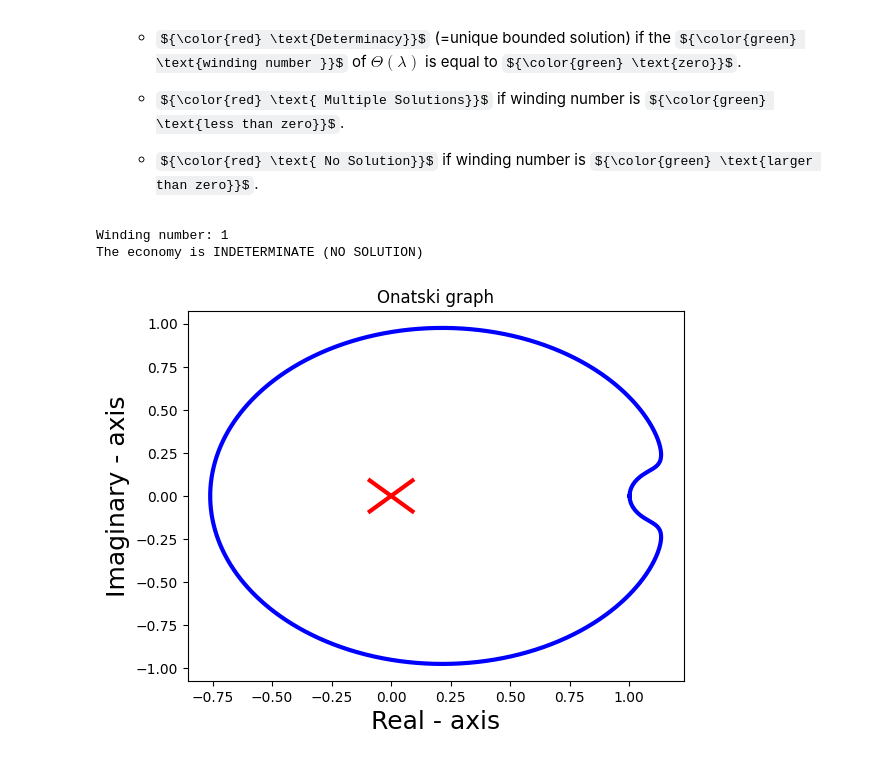
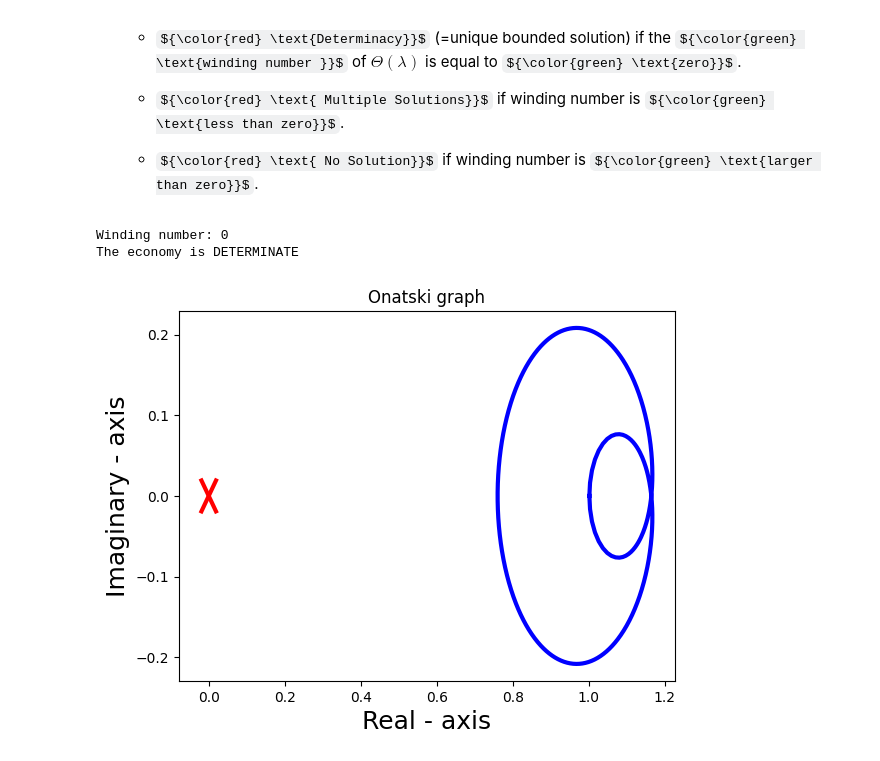
Before and after one commit to alfredlovgren/local-determinacy, a Jupyter notebook: src/local_determancy/HA_Flex_Nominal.ipynb, the cells around one changed output. Drawn from its saved outputs; the diff is of its cells as text; code cells hidden in the pictures; some formulas as TeX source.

Commit message:
predet vec

```diff
--- a/src/local_determancy/HA_Flex_Nominal.ipynb
+++ b/src/local_determancy/HA_Flex_Nominal.ipynb
@@ -173,22 +173,23 @@ ss = ha.steady_state(ss0)
 # %%
 T = 300
 
 exogenous = ['Realshock']
 unknowns = ['PL']
+predetermined = [1]
 targets = ['asset_mkt']
 
 H_U = ha.jacobian(ss, unknowns, targets, T=T)
 H_Z = ha.jacobian(ss, exogenous, targets, T=T)
 
-onatski = ld.onatski(targets = targets, endogenous = unknowns, scale = 'A', T =T, ss0=ss0, H_U = H_U, nominal=False, exogenous='Realshock', H_Z = H_Z)
+onatski = ld.onatski(targets = targets, endogenous = unknowns, predetermined = predetermined, scale = 'A', T =T, ss0=ss0, H_U = H_U, nominal=False, exogenous='Realshock', H_Z = H_Z)
 
 windingNumber = ld.onatskiWindingNumber(onatski)
 
 windingNumber = ld.onatskiWindingNumber(onatski)
 print(ld.checkSolutions(windingNumber))
 
 ld.plot(onatski)
 # %% [output]
-Winding number: 1
-The economy is INDETERMINATE (NO SOLUTION)
+Winding number: 0
+The economy is DETERMINATE
-[figure, old version]
+[figure, new version]
```
Also changed, not shown: 1 other file.
